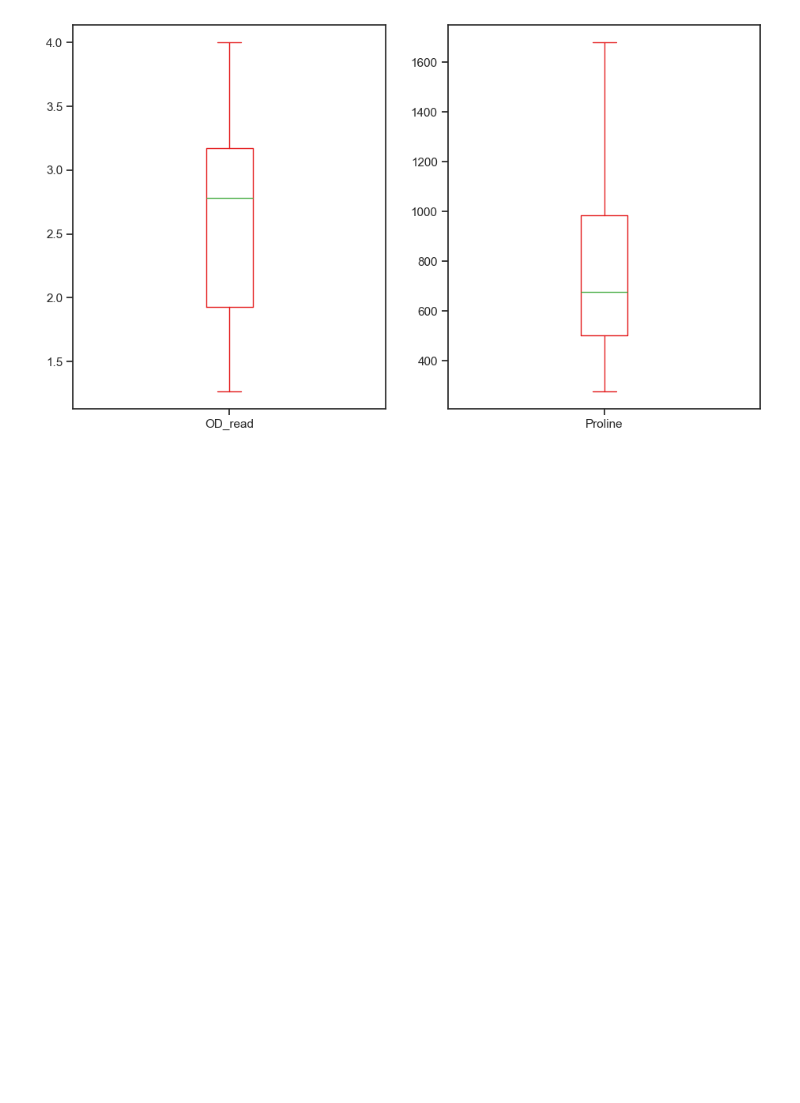
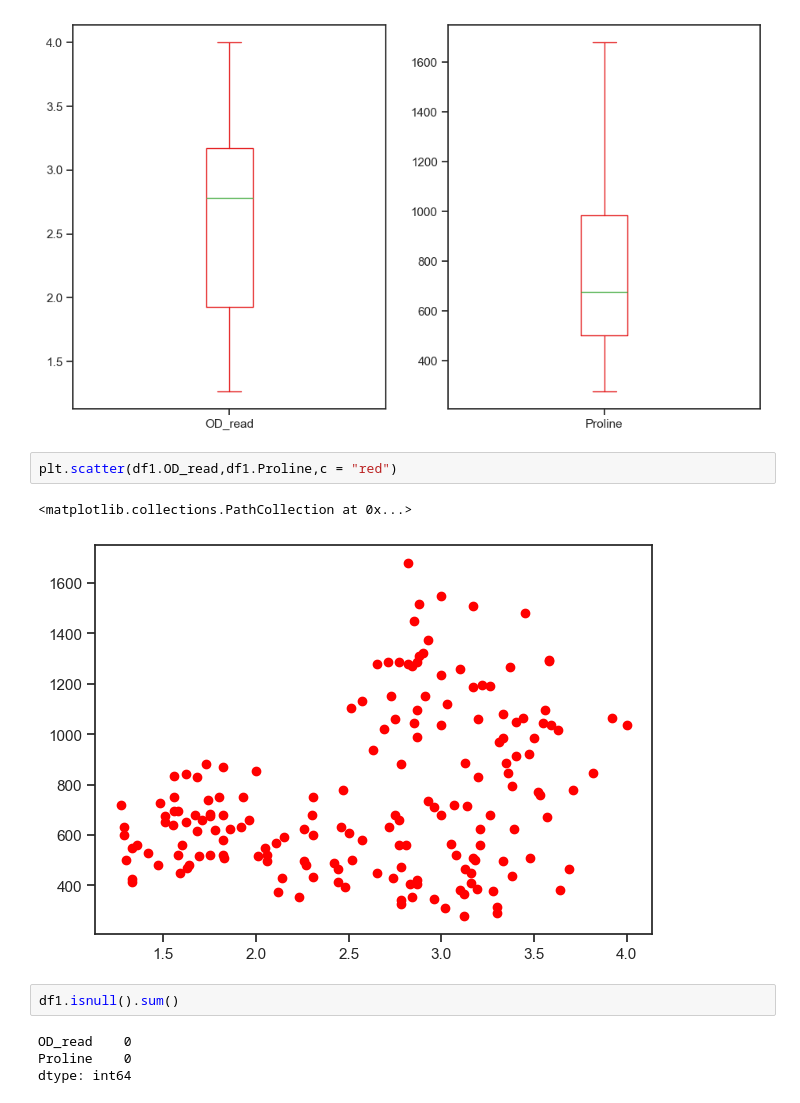
Before and after one commit to Srimanrao07/Wine_Analysis, a Jupyter notebook: Wine_detection.ipynb, the cells around one changed output. Saved outputs shown, nothing was run; the diff lists cells and outputs as text; blank space fills up the shorter version.

```diff
--- a/Wine_detection.ipynb
+++ b/Wine_detection.ipynb
@@ -107,3 +113,14 @@ OD_read        Axes(0.08,0.07;0.395455x0.81)
 Proline    Axes(0.554545,0.07;0.395455x0.81)
 dtype: object
 [figure]
+# %%
+plt.scatter(df1.OD_read,df1.Proline,c = "red")
+# %% [output]
+<matplotlib.collections.PathCollection at 0x...>
+[figure, added]
+# %%
+df1.isnull().sum()
+# %% [output]
+OD_read    0
+Proline    0
+dtype: int64
```
Also changed, not shown: parts of 20 cells of this notebook, 1 other file.
